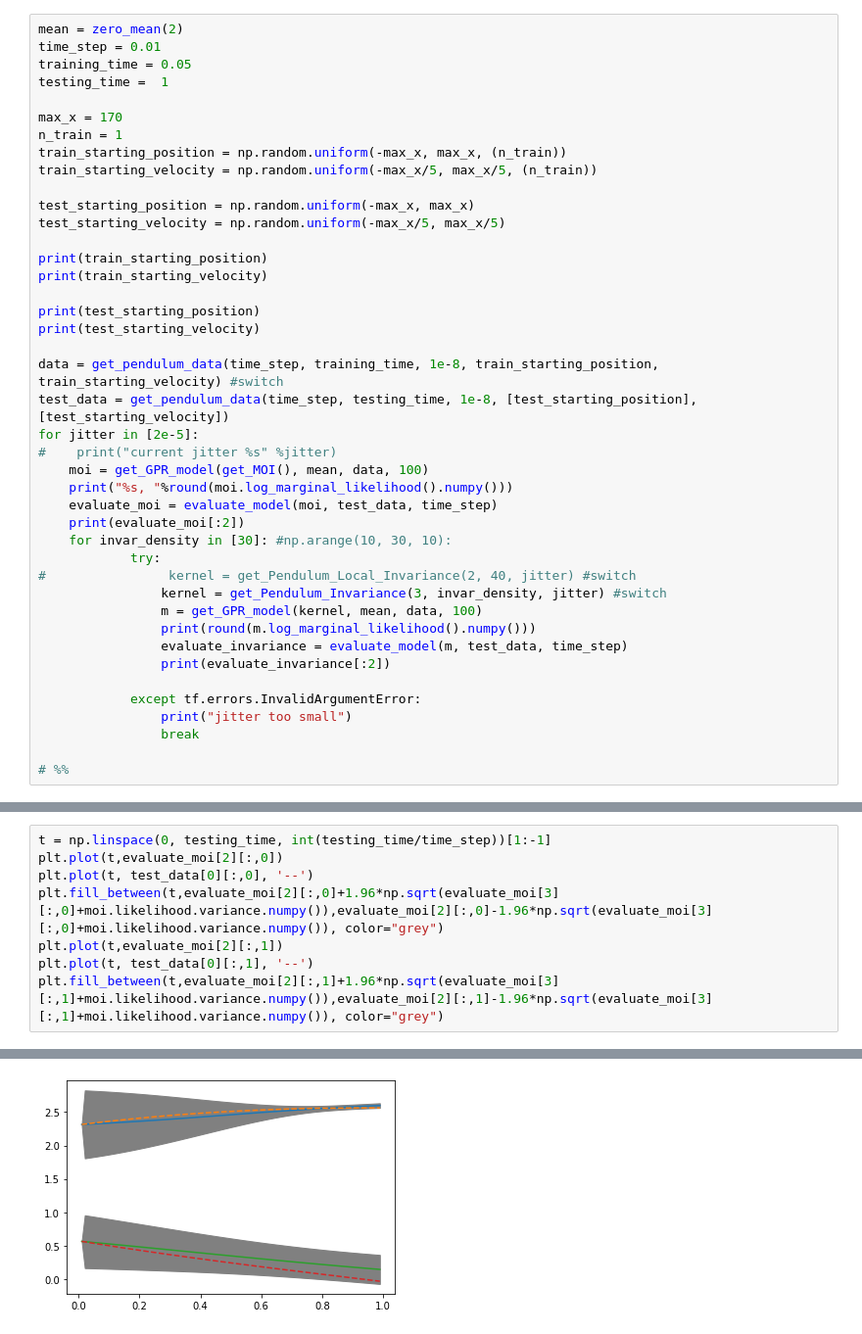
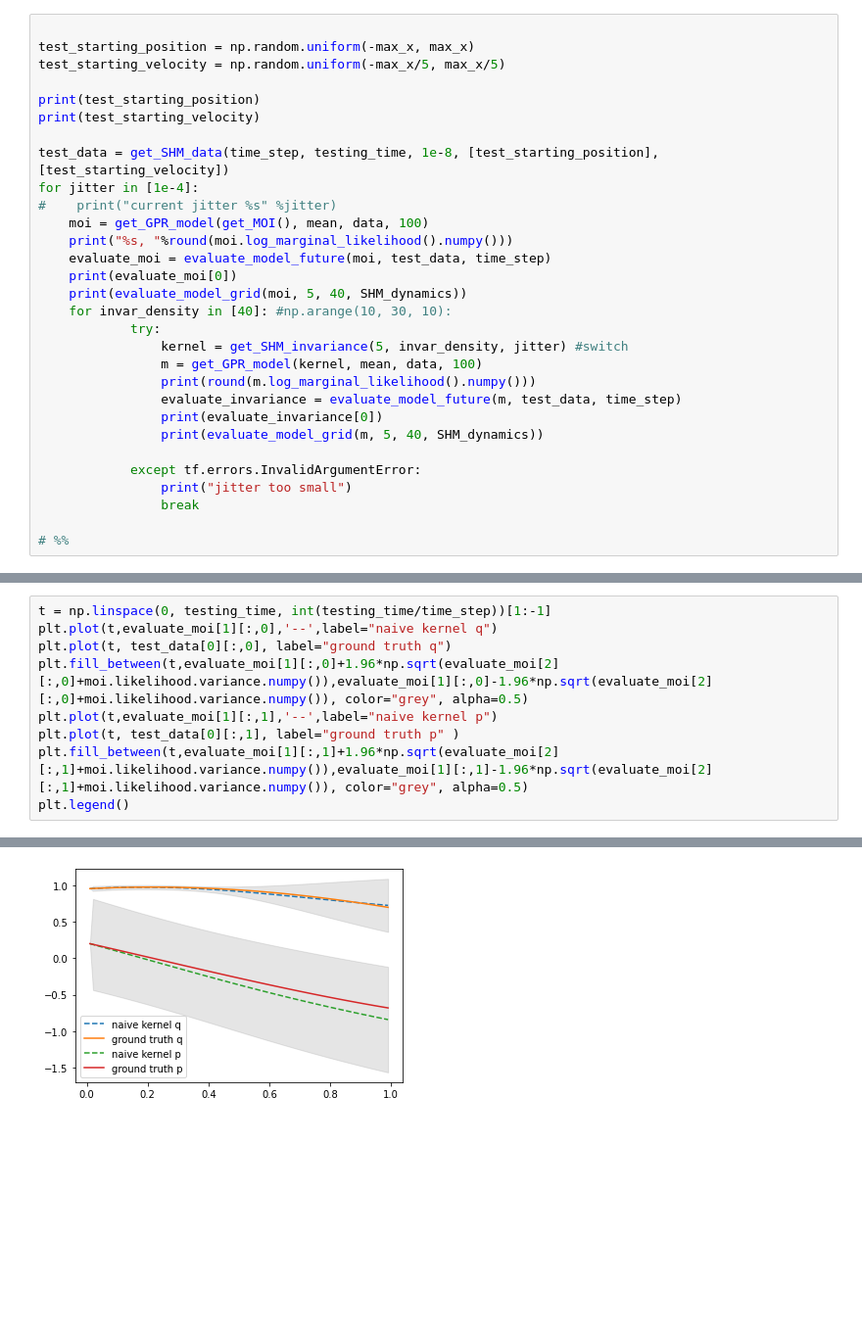
Before and after one commit to charlielao/dynamical_system_invariance_project, a Jupyter notebook: codes/run_undamped.ipynb, the cells around one changed output, grey strips where cells are left out. Shown at 98% size. Cells and saved outputs as stored; diff of their text form; blank space fills up the shorter version.

```diff
--- a/codes/run_undamped.ipynb
+++ b/codes/run_undamped.ipynb
@@ -12,39 +29,27 @@ os.environ["CUDA_VISIBLE_DEVICES"] = '3'
 # %%
-mean = zero_mean(2)
-time_step = 0.01
-training_time = 0.05
-testing_time =  1
-
-max_x = 170
-n_train = 1
-train_starting_position = np.random.uniform(-max_x, max_x, (n_train))
-train_starting_velocity = np.random.uniform(-max_x/5, max_x/5, (n_train))
 
 test_starting_position = np.random.uniform(-max_x, max_x)
 test_starting_velocity = np.random.uniform(-max_x/5, max_x/5)
 
-print(train_starting_position)
-print(train_starting_velocity)
-
 print(test_starting_position)
 print(test_starting_velocity)
 
-data = get_pendulum_data(time_step, training_time, 1e-8, train_starting_position, train_starting_velocity) #switch
-test_data = get_pendulum_data(time_step, testing_time, 1e-8, [test_starting_position], [test_starting_velocity])
-for jitter in [2e-5]:
+test_data = get_SHM_data(time_step, testing_time, 1e-8, [test_starting_position], [test_starting_velocity])
+for jitter in [1e-4]:
 #    print("current jitter %s" %jitter)
     moi = get_GPR_model(get_MOI(), mean, data, 100)
     print("%s, "%round(moi.log_marginal_likelihood().numpy()))
-    evaluate_moi = evaluate_model(moi, test_data, time_step)
-    print(evaluate_moi[:2])
-    for invar_density in [30]: #np.arange(10, 30, 10):
+    evaluate_moi = evaluate_model_future(moi, test_data, time_step)
+    print(evaluate_moi[0])
+    print(evaluate_model_grid(moi, 5, 40, SHM_dynamics))
+    for invar_density in [40]: #np.arange(10, 30, 10):
             try:
-#                kernel = get_Pendulum_Local_Invariance(2, 40, jitter) #switch
-                kernel = get_Pendulum_Invariance(3, invar_density, jitter) #switch
+                kernel = get_SHM_invariance(5, invar_density, jitter) #switch
                 m = get_GPR_model(kernel, mean, data, 100)
                 print(round(m.log_marginal_likelihood().numpy()))
-                evaluate_invariance = evaluate_model(m, test_data, time_step)
-                print(evaluate_invariance[:2])
+                evaluate_invariance = evaluate_model_future(m, test_data, time_step)
+                print(evaluate_invariance[0])
+                print(evaluate_model_grid(m, 5, 40, SHM_dynamics))
 
             except tf.errors.InvalidArgumentError:
                 print("jitter too small")
@@ -74,9 +81,10 @@ plt.legend()
 # %%
 t = np.linspace(0, testing_time, int(testing_time/time_step))[1:-1]
-plt.plot(t,evaluate_moi[2][:,0])
-plt.plot(t, test_data[0][:,0], '--')
-plt.fill_between(t,evaluate_moi[2][:,0]+1.96*np.sqrt(evaluate_moi[3][:,0]+moi.likelihood.variance.numpy()),evaluate_moi[2][:,0]-1.96*np.sqrt(evaluate_moi[3][:,0]+moi.likelihood.variance.numpy()), color="grey")
-plt.plot(t,evaluate_moi[2][:,1])
-plt.plot(t, test_data[0][:,1], '--')
-plt.fill_between(t,evaluate_moi[2][:,1]+1.96*np.sqrt(evaluate_moi[3][:,1]+moi.likelihood.variance.numpy()),evaluate_moi[2][:,1]-1.96*np.sqrt(evaluate_moi[3][:,1]+moi.likelihood.variance.numpy()), color="grey")
+plt.plot(t,evaluate_moi[1][:,0],'--',label="naive kernel q")
+plt.plot(t, test_data[0][:,0], label="ground truth q")
+plt.fill_between(t,evaluate_moi[1][:,0]+1.96*np.sqrt(evaluate_moi[2][:,0]+moi.likelihood.variance.numpy()),evaluate_moi[1][:,0]-1.96*np.sqrt(evaluate_moi[2][:,0]+moi.likelihood.variance.numpy()), color="grey", alpha=0.5)
+plt.plot(t,evaluate_moi[1][:,1],'--',label="naive kernel p")
+plt.plot(t, test_data[0][:,1], label="ground truth p" )
+plt.fill_between(t,evaluate_moi[1][:,1]+1.96*np.sqrt(evaluate_moi[2][:,1]+moi.likelihood.variance.numpy()),evaluate_moi[1][:,1]-1.96*np.sqrt(evaluate_moi[2][:,1]+moi.likelihood.variance.numpy()), color="grey", alpha=0.5)
+plt.legend()
 # %% [output]
@@ -84,2 +92,2 @@ plt.fill_between(t,evaluate_moi[2][:,1]+1.96*np.sqrt(evaluate_moi[3][:,1]+moi.li
-[figure, old version]
+[figure, new version]
 # %%
```
Also changed, not shown: parts of 6 cells of this notebook, 8 other files.
